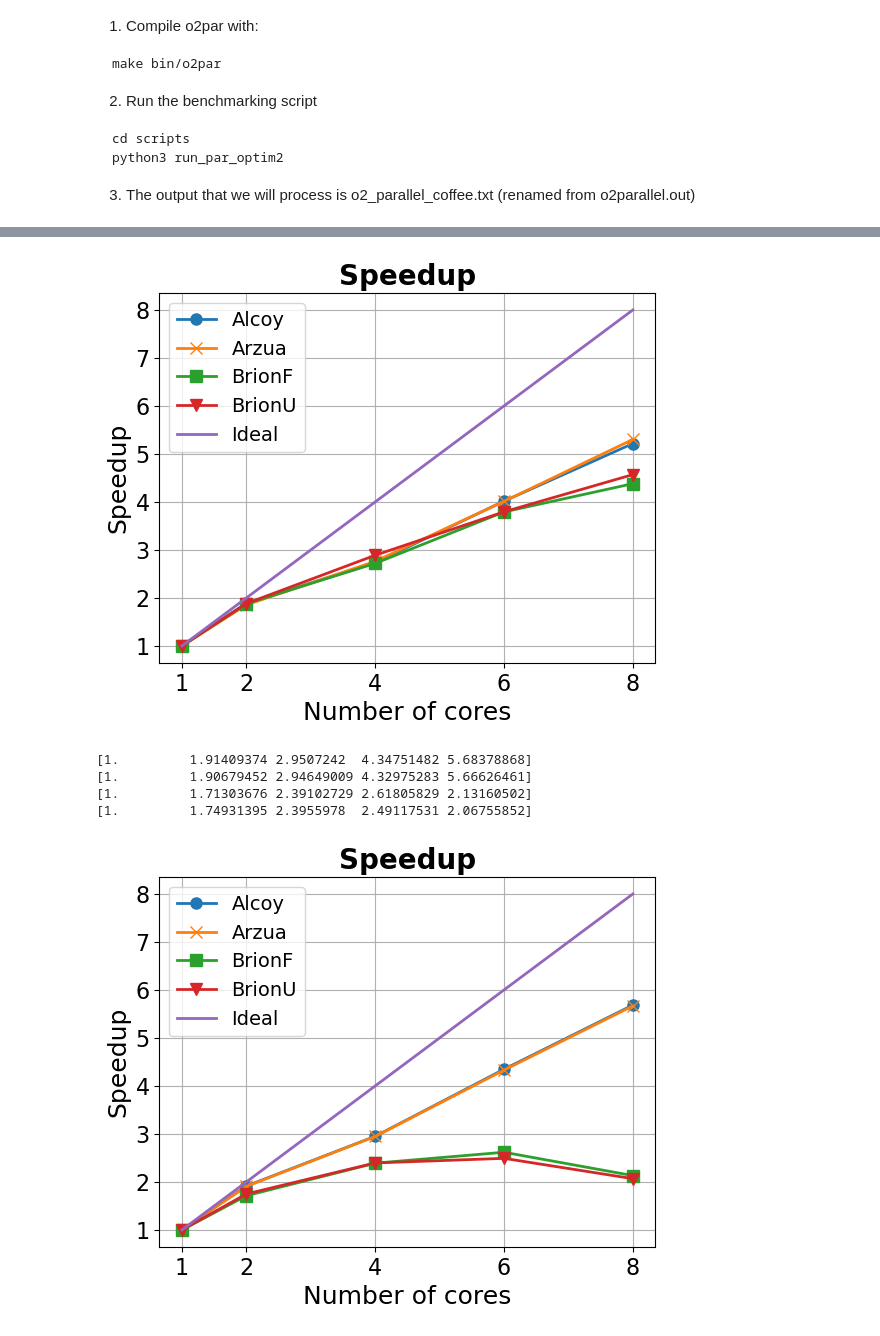
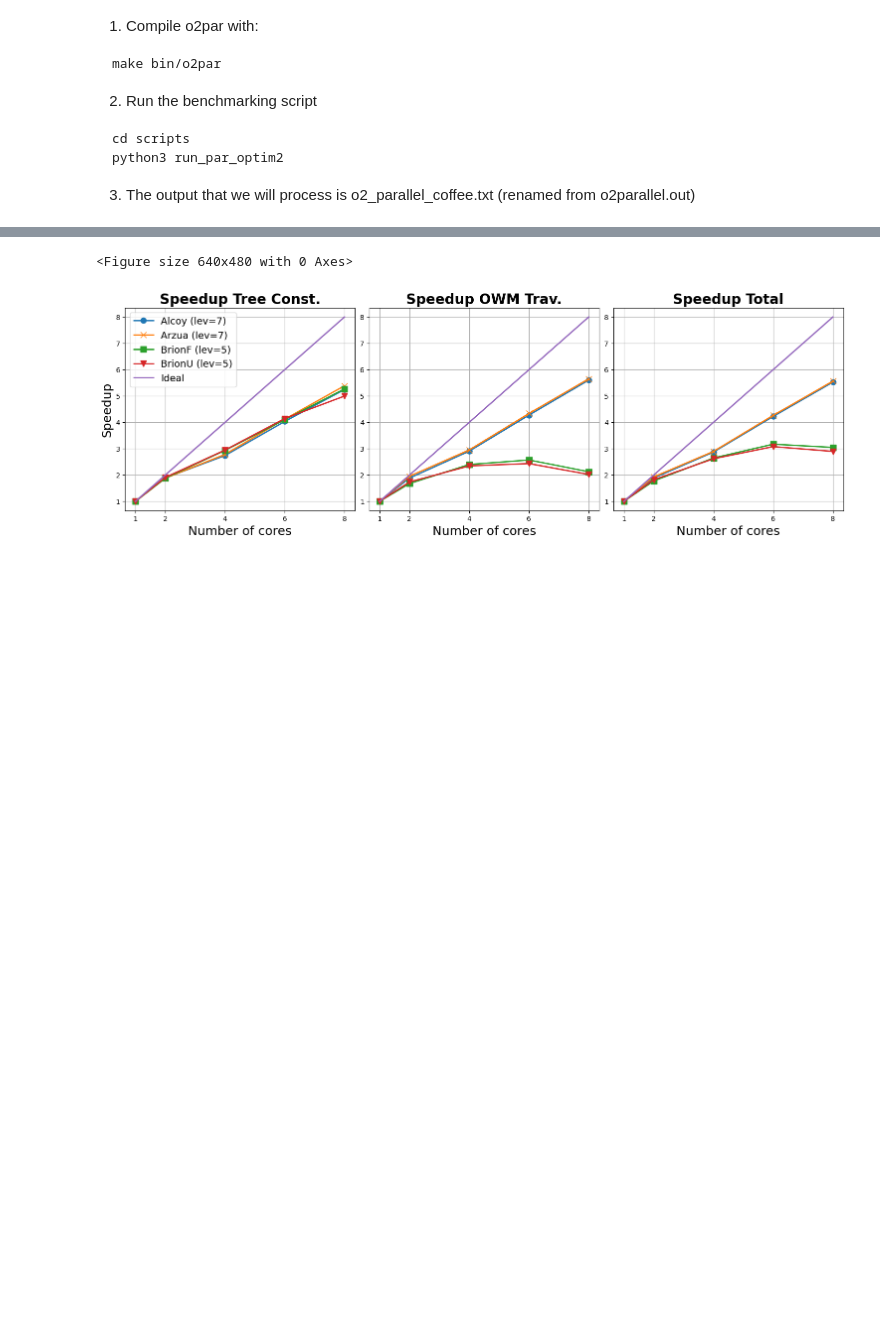
Before and after one commit to PPMC-DAC/FastOWM, a Jupyter notebook: Results/process_o2partree_results.ipynb, the cells around one changed output, grey strips where cells are left out. Cells and saved outputs as stored; diff of their text form; code cells hidden in the pictures; blank space fills up the shorter version.

```diff
--- a/Results/process_o2partree_results.ipynb
+++ b/Results/process_o2partree_results.ipynb
@@ -240,17 +297,0 @@ Cloud BrionU has sequential OWM-o2 partree time = 4.71. Speedup (o2 partree vs o
-# %%
-#total 8-core times
-
-for i in res1:
-    totalres1=res1[i][8]['qtree']+res1[i][8]['owm']
-    print("Cloud {} has 8-core Total-o1 time = {:.2f}".format(i,totalres1 ))
-for i in res2:
-    totalres1=res1[i][8]['qtree']+res1[i][8]['owm']
-    totalres2=res2[i][8]['qtree']+res2[i][8]['owm']
-    print("Cloud {} has 8-core Total-o2 time = {:.2f}. Speedup (o2 vs o1) = {:.2f}.".format(i,totalres2, totalres1/totalres2 ))
-for i in res4:
-    totalres1=res1[i][8]['qtree']+res1[i][8]['owm']
-    totalres2=res2[i][8]['qtree']+res2[i][8]['owm']
-    bestlevel=min(res4[i], key=lambda x: res4[i][x][8]['qtree'])
-    totalres4=res4[i][bestlevel][8]['qtree']+res4[i][bestlevel][8]['owm']
-    print("Cloud {} with level {} has 8-core Total-o2 partree time = {:.2f}. Speedup (o2 partree vs o1) = {:.2f}.".format(i,bestlevel, totalres4, totalres1/totalres4 ))
-    print("Cloud {} with level {} has 8-core Total-o2 partree time = {:.2f}. Speedup (o2 partree vs o2) = {:.2f}.".format(i,bestlevel, totalres4, totalres2/totalres4 ))
@@ -313,6 +298,6 @@ plot_alltimes(res1)
 # %%
 #Configuration variables
-def plot_res(phase,res):
+def plot_res(res):
     titlefs = 20
     ylabelfs = 18
     xlabelfs = 18
@@ -325,24 +310,30 @@ def plot_res(phase,res):
     fig = plt.figure()
 
     marks=['o-','x-','s-','v-','+-']
+    bestlevel=[min(res[i], key=lambda x: res[i][x][8]['total']) for i in res]
+    numthreads=list(res['Alcoy'][bestlevel[0]].keys())
+    labels=['Tree Const.','OWM Trav.','Total']
 
-    for (i,z,lev) in zip(res,marks,[7,7,4,4]):
-        print(np.array([res[i][lev][1][phase]/res[i][lev][j][phase] for j in [1,2,4,6,8]]))
-        plt.plot(np.array([1,2,4,6,8]), np.array([res[i][lev][1][phase]/res[i][lev][j][phase] for j in [1,2,4,6,8]]), z, linewidth=linew, markersize=markers)
-    plt.plot(np.array([1,2,4,6,8]), np.array([1,2,4,6,8]), '-', linewidth=linew, markersize=markers)
+    fig, axs = plt.subplots(nrows=1, ncols=3,figsize=(15, 5), constrained_layout=True)
+    sizes=[i+" (lev="+str(j)+")" for i,j in zip(res,bestlevel)]
+    sizes.append('Ideal')
 
-    sizes=[i for i in res]
-    sizes.append('Ideal')
-    plt.title('Speedup',  fontweight='bold', fontsize=titlefs)
-    plt.legend(sizes,loc='best', fontsize= legendfs)
-    plt.ylabel('Speedup', fontsize=ylabelfs)
-    plt.xlabel('Number of cores', fontsize=xlabelfs)
-    plt.xticks([1,2,4,6,8],fontsize=xticksfs)
-    plt.yticks(fontsize=yticksfs)
-    plt.grid()
+    for phase,subfig in zip(['qtree','owm','total'],range(3)):
+        print("Phase: "+phase+ " speedup for each cloud and best level for each cloud: "+str(list(res.keys())))
+        for (i,z,lev) in zip(res,marks,bestlevel):
+            print(np.array([res[i][lev][1][phase]/res[i][lev][j][phase] for j in numthreads]))
+            axs[subfig].plot(np.array(numthreads), np.array([res[i][lev][1][phase]/res[i][lev][j][phase] for j in numthreads]), z, linewidth=linew, markersize=markers)
+        axs[subfig].plot(np.array(numthreads), np.array(numthreads), '-', linewidth=linew, markersize=markers)
+        axs[subfig].set_title('Speedup '+labels[subfig],  fontweight='bold', fontsize=titlefs)
+        axs[subfig].set_xlabel('Number of cores', fontsize=xlabelfs)
+        axs[subfig].set_xticks(numthreads,fontsize=xticksfs)
+        axs[subfig].grid()
+
+    axs[0].set_ylabel('Speedup', fontsize=ylabelfs)
+    axs[0].legend(sizes,loc='best', fontsize= legendfs)
+#    plt.yticks(fontsize=yticksfs)
 
     plt.show()
 
-plot_res('qtree',res4)
-plot_res('owm',res4)
+plot_res(res4)
 # %% [output]
@@ -353,9 +355,5 @@ plot_res('owm',res4)
+<Figure size 640x480 with 0 Axes>
-[figure, old version]
+[figure, new version]
-[1.         1.91409374 2.9507242  4.34751482 5.68378868]
-[1.         1.90679452 2.94649009 4.32975283 5.66626461]
-[1.         1.71303676 2.39102729 2.61805829 2.13160502]
-[1.         1.74931395 2.3955978  2.49117531 2.06755852]
-[figure, removed]
 # %%
 pp = PdfPages("Speedup-partree.pdf")
 pp.savefig(fig)
```
Also changed, not shown: parts of 18 cells of this notebook.
